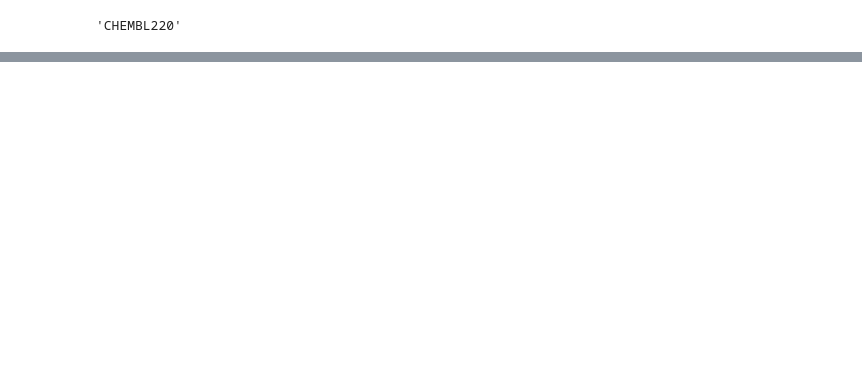
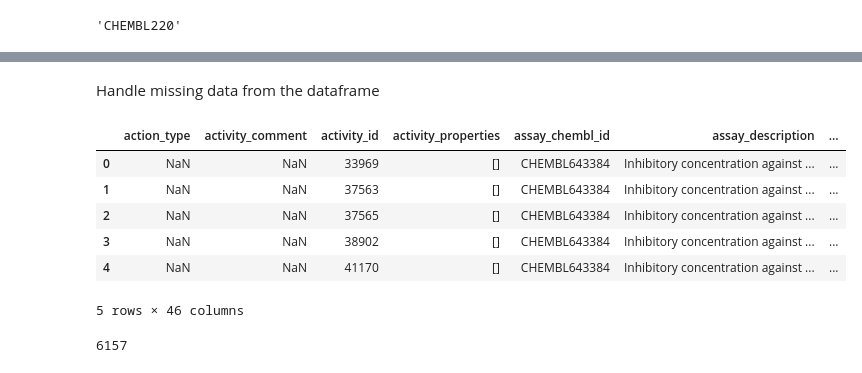
Before and after one commit to YuuN0-893/Drug-Discovery-Data-Analysis, a Jupyter notebook: chembl/Acetylcholinesterase_Bioactivity_Data_.ipynb, the cells around one changed output, grey strips where cells are left out. Cells and saved outputs as stored; diff of their text form; code cells hidden in the pictures; blank space fills up the shorter version.

```diff
--- a/chembl/Acetylcholinesterase_Bioactivity_Data_.ipynb
+++ b/chembl/Acetylcholinesterase_Bioactivity_Data_.ipynb
@@ -41,2 +47,23 @@ df.head()
 # %%
 df.to_csv('acetylcholinesterase_01_bioactivity_data_raw.csv', index=False)
+# %% [markdown]
+Handle missing data from the dataframe
+# %%
+df2=pd.read_csv("/Users/matteoppa/Documents/Drug-Discovery/Drug-Discovery-Data-Analysis/chembl/acetylcholinesterase_01_bioactivity_data_raw.csv")
+df2=df2[df2.standard_value.notna()]
+df2=df2[df2.canonical_smiles.notna()]
+df2.head()
+# %% [output]
+|  | action_type | activity_comment | activity_id | activity_properties | assay_chembl_id | assay_description | ... |
+| 0 | NaN | NaN | 33969 | [] | CHEMBL643384 | Inhibitory concentration against ... | ... |
+| 1 | NaN | NaN | 37563 | [] | CHEMBL643384 | Inhibitory concentration against ... | ... |
+| 2 | NaN | NaN | 37565 | [] | CHEMBL643384 | Inhibitory concentration against ... | ... |
+| 3 | NaN | NaN | 38902 | [] | CHEMBL643384 | Inhibitory concentration against ... | ... |
+| 4 | NaN | NaN | 41170 | [] | CHEMBL643384 | Inhibitory concentration against ... | ... |
+5 rows × 46 columns
+# %%
+len(df2.canonical_smiles.unique())
+# The SMILES format is a linear text format which can describe the connectivity and chirality of a molecule.
+# Canonical SMILES gives a single 'canonical' form for any particular molecule.
+# %% [output]
+6157
```
Also changed, not shown: parts of 6 cells of this notebook.
